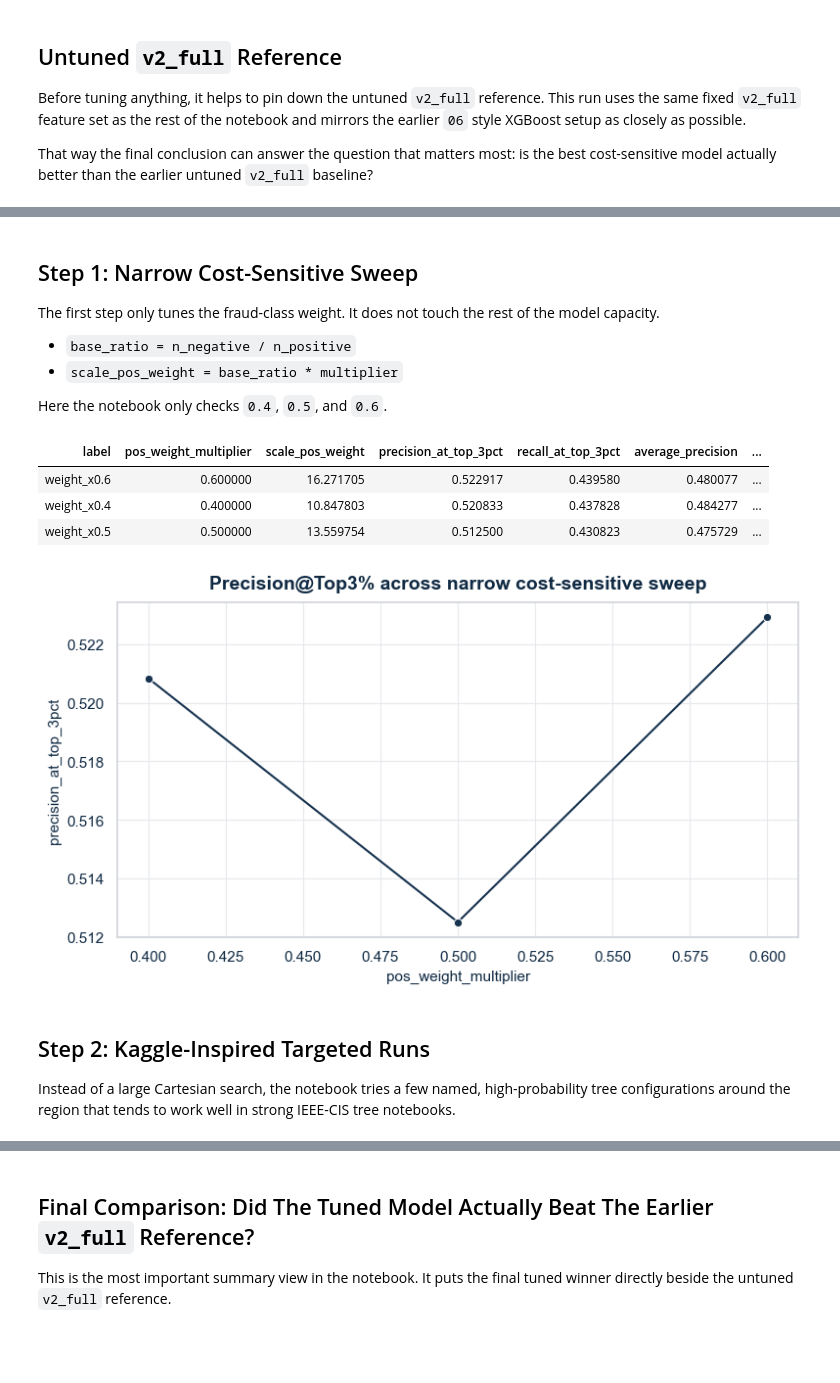
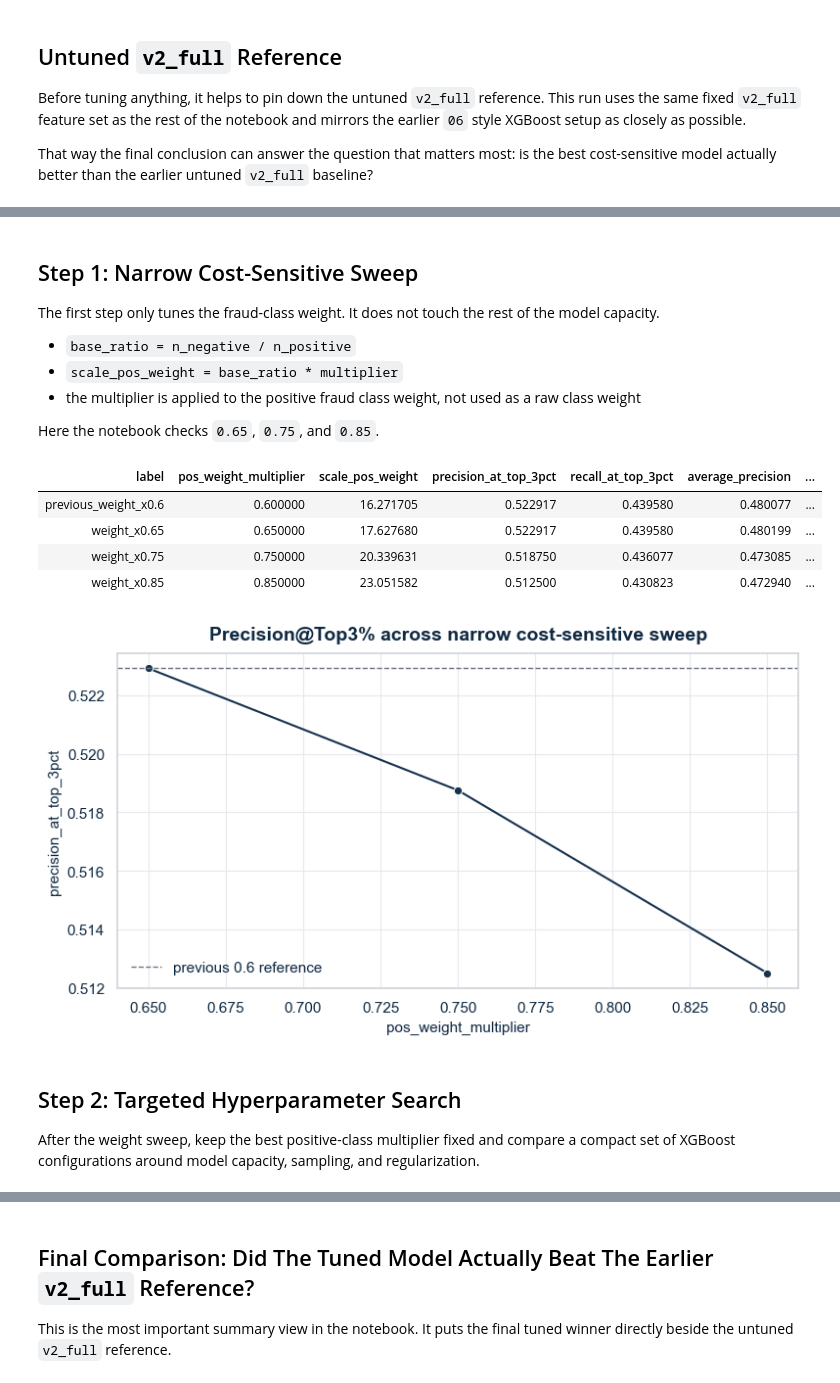
Before and after one commit to zzczdhc/ieee-fraud-detection-project, a Jupyter notebook: notebooks/07_cost_sensitive_xgboost_tuning.ipynb, the cells around one changed output, grey strips where cells are left out. Cells and saved outputs as stored; diff of their text form; code cells hidden in the pictures; blank space fills up the shorter version.

```diff
--- a/notebooks/07_cost_sensitive_xgboost_tuning.ipynb
+++ b/notebooks/07_cost_sensitive_xgboost_tuning.ipynb
@@ -51,6 +51,6 @@ pd.set_option("display.float_format", "{:,.4f}".format)
 SAMPLE_SIZE = 80_000
 RANDOM_STATE = 42
 SHAP_SAMPLE_SIZE = 1_200
-WEIGHT_MULTIPLIERS = [0.4, 0.5, 0.6]
+WEIGHT_MULTIPLIERS = [0.65, 0.75, 0.85]
 OUTPUT_DIR = PROJECT_ROOT / "outputs"
 OUTPUT_DIR.mkdir(parents=True, exist_ok=True)
@@ -144,54 +142,81 @@ The first step only tunes the fraud-class weight. It does not touch the rest of
 
 - `base_ratio = n_negative / n_positive`
 - `scale_pos_weight = base_ratio * multiplier`
+- the multiplier is applied to the positive fraud class weight, not used as a raw class weight
 
-Here the notebook only checks `0.4`, `0.5`, and `0.6`.
+Here the notebook checks `0.65`, `0.75`, and `0.85`.
 # %%
 weight_results, weight_artifacts = run_weight_sweep(
     data_bundle,
     multipliers=WEIGHT_MULTIPLIERS,
 )
 
+previous_weight_reference = pd.DataFrame(
+    [
+        {
+            "label": "previous_weight_x0.6",
+            "pos_weight_multiplier": 0.6,
+            "scale_pos_weight": 16.271705,
+            "precision_at_top_3pct": 0.522917,
+            "recall_at_top_3pct": 0.439580,
+            "average_precision": 0.480077,
+            "precision_at_top_1pct": 0.812500,
+            "precision_at_top_5pct": 0.393750,
+            "roc_auc": 0.892649,
+        }
+    ]
+)
+weight_display = pd.concat([previous_weight_reference, weight_results], ignore_index=True, sort=False)
+
 display(
-    weight_results[
+    weight_display[
         [
             "label",
             "pos_weight_multiplier",
             "scale_pos_weight",
             "precision_at_top_3pct",
             "recall_at_top_3pct",
             "average_precision",
             "precision_at_top_1pct",
             "precision_at_top_5pct",
             "roc_auc",
         ]
     ].style.hide(axis="index")
 )
 
 best_weight_row = weight_results.iloc[0]
 best_weight_multiplier = float(best_weight_row["pos_weight_multiplier"])
 
 plt.figure(figsize=(8, 4.5))
 sns.lineplot(
     data=weight_results.sort_values("pos_weight_multiplier"),
     x="pos_weight_multiplier",
     y="precision_at_top_3pct",
     marker="o",
     color=PLOT_COLORS["navy"],
 )
+plt.axhline(
+    previous_weight_reference.loc[0, "precision_at_top_3pct"],
+    linestyle="--",
+    color=PLOT_COLORS["muted"],
+    linewidth=1,
+    label="previous 0.6 reference",
+)
 plt.title("Precision@Top3% across narrow cost-sensitive sweep")
 plt.xlabel("pos_weight_multiplier")
 plt.ylabel("precision_at_top_3pct")
+plt.legend()
 plt.tight_layout()
 plt.show()
 # %% [output]
 | label | pos_weight_multiplier | scale_pos_weight | precision_at_top_3pct | recall_at_top_3pct | average_precision | ... |
-| weight_x0.6 | 0.600000 | 16.271705 | 0.522917 | 0.439580 | 0.480077 | ... |
-| weight_x0.4 | 0.400000 | 10.847803 | 0.520833 | 0.437828 | 0.484277 | ... |
-| weight_x0.5 | 0.500000 | 13.559754 | 0.512500 | 0.430823 | 0.475729 | ... |
+| previous_weight_x0.6 | 0.600000 | 16.271705 | 0.522917 | 0.439580 | 0.480077 | ... |
+| weight_x0.65 | 0.650000 | 17.627680 | 0.522917 | 0.439580 | 0.480199 | ... |
+| weight_x0.75 | 0.750000 | 20.339631 | 0.518750 | 0.436077 | 0.473085 | ... |
+| weight_x0.85 | 0.850000 | 23.051582 | 0.512500 | 0.430823 | 0.472940 | ... |
-[figure, old version]
+[figure, new version]
 # %% [markdown]
-## Step 2: Kaggle-Inspired Targeted Runs
+## Step 2: Targeted Hyperparameter Search
 
-Instead of a large Cartesian search, the notebook tries a few named, high-probability tree configurations around the region that tends to work well in strong IEEE-CIS tree notebooks.
+After the weight sweep, keep the best positive-class multiplier fixed and compare a compact set of XGBoost configurations around model capacity, sampling, and regularization.
 # %%
```
Also changed, not shown: parts of 8 cells of this notebook, 2 other files.
